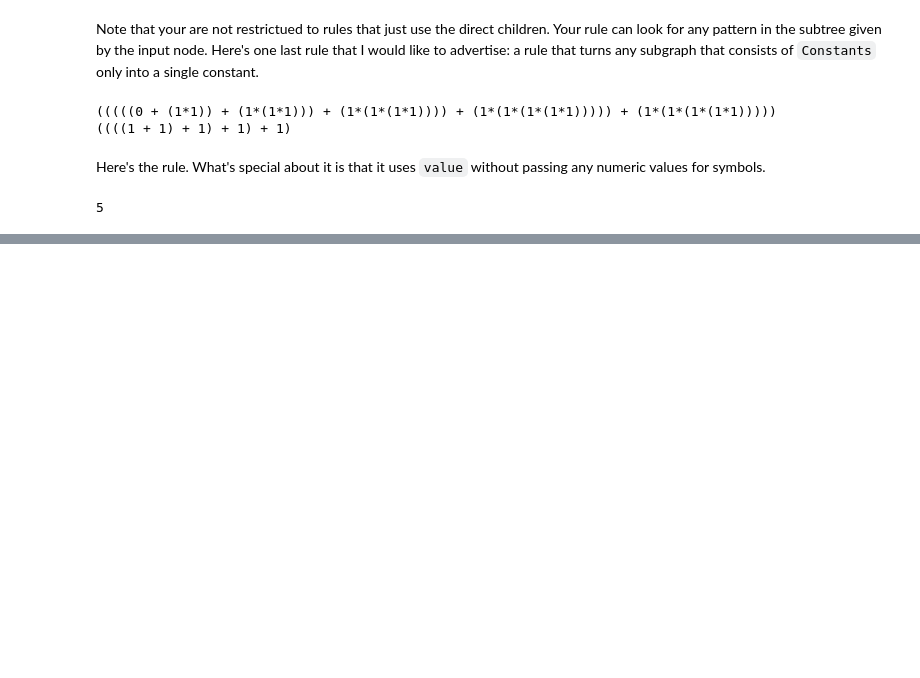
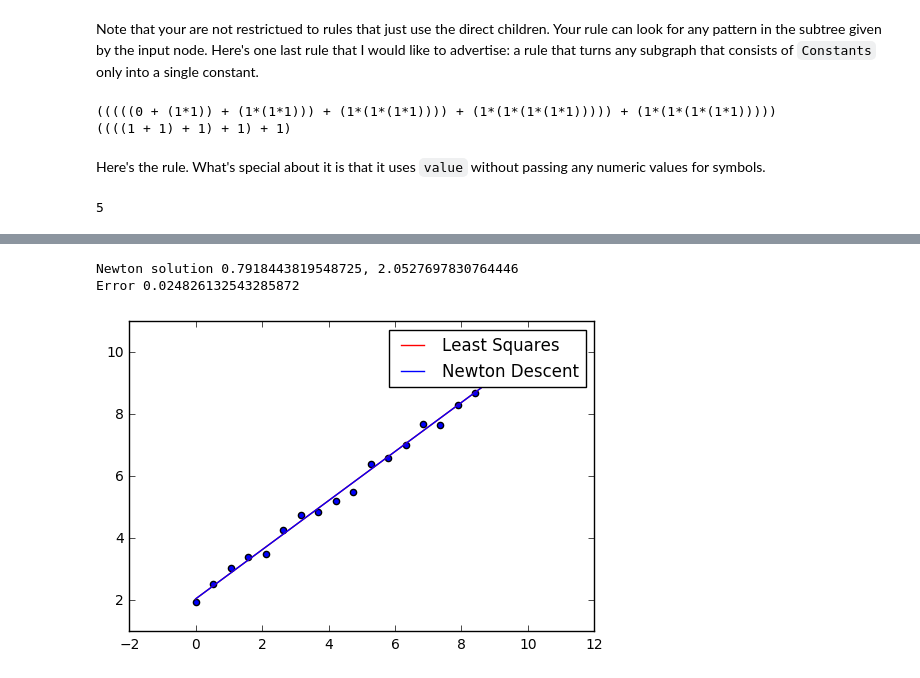
Before and after one commit to cheind/py-cgraph, a Jupyter notebook: docs/Computational Graphs.ipynb, the cells around one changed output, grey strips where cells are left out. Saved outputs shown, nothing was run; the diff lists cells and outputs as text; code cells hidden in the pictures; blank space fills up the shorter version.

```diff
--- a/docs/Computational Graphs.ipynb
+++ b/docs/Computational Graphs.ipynb
@@ -644,0 +765,41 @@ print(simplify(d[x]))
+# %%
+def newton_descent(f, w0, w1, guess):
+    d1 = cg.symbolic_gradient(f)        # gives df/dw0, df/dw1
+    d2w0 = cg.symbolic_gradient(d1[w0]) # gives ddf/dw0dw0, ddf/dw0dw1,
+    d2w1 = cg.symbolic_gradient(d1[w1]) # gives ddf/dw1dw1, ddf/dw1dw0,
+
+    def nhessian(guess):
+        h = np.zeros((2,2))
+        h[0,0] = cg.value(d2w0[w0], guess)
+        h[0,1] = cg.value(d2w0[w1], guess)
+        h[1,0] = cg.value(d2w1[w0], guess)
+        h[1,1] = cg.value(d2w1[w1], guess)
+        return h
+
+    def ngrad(guess):
+        g = np.zeros((2,1))
+        g[0, 0] = cg.value(d1[w0], guess)
+        g[1, 0] = cg.value(d1[w1], guess)
+        return g
+
+    # Single step is enough, since our objective function is of quadric shape.
+    step = np.linalg.inv(nhessian(guess)).dot(ngrad(guess))
+    guess[w0] -= step[0,0]
+    guess[w1] -= step[1,0]
+
+    print('Newton solution {}, {}'.format(guess[w0], guess[w1]))
+    print('Error {}'.format(cg.value(f, guess)))
+
+    return guess
+# %%
+s_sn = newton_descent(f, w0, w1, {w0: 0.4, w1: 1.1})
+
+plt.plot([0, 10], [0*s_fit[0]+s_fit[1], 10*s_fit[0]+s_fit[1]], color='r', linestyle='-', label='Least Squares')
+plt.plot([0, 10], [0*s_sn[w0]+s_sn[w1], 10*s_sn[w0]+s_sn[w1]], color='b', linestyle='-', label='Newton Descent')
+plt.scatter(samples[0,:], samples[1,:])
+plt.legend()
+plt.show()
+# %% [output]
+Newton solution 0.7918443819548725, 2.0527697830764446
+Error 0.024826132543285872
+[figure, added]
```
Also changed, not shown: parts of 18 cells of this notebook.
